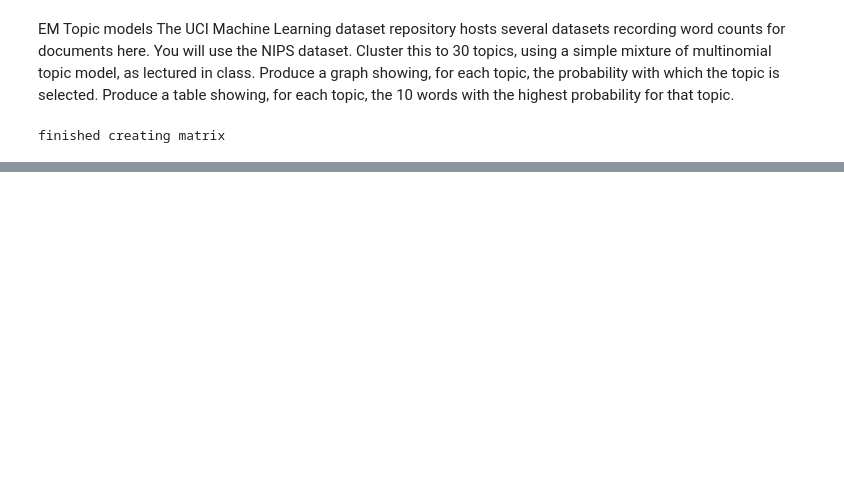
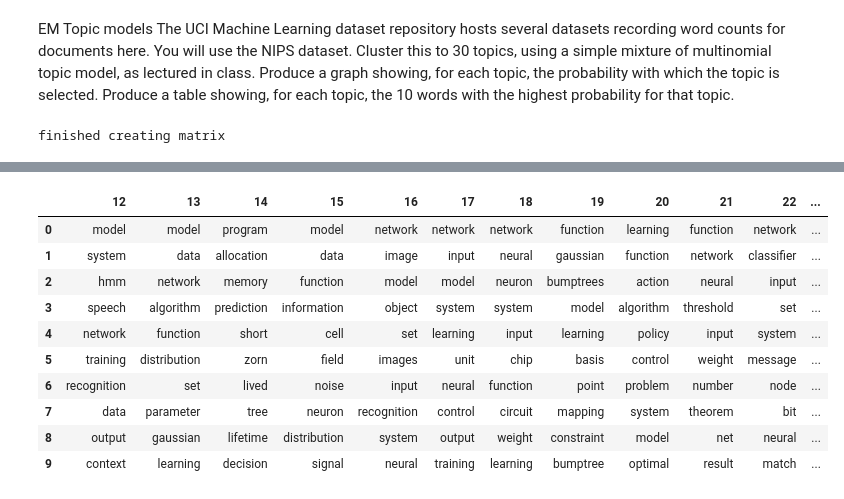
Before and after one commit to Salil999/applied_machine_learning, a Jupyter notebook: hw6/hw6_p1.ipynb, the cells around one changed output, grey strips where cells are left out. Saved outputs shown, nothing was run; the diff lists cells and outputs as text; code cells hidden in the pictures; blank space fills up the shorter version.

```diff
--- a/hw6/hw6_p1.ipynb
+++ b/hw6/hw6_p1.ipynb
@@ -186,0 +200,14 @@ print(np.array(top_words))
+# %%
+df[[x for x in range(12, 24)]]
+# %% [output]
+|  | 12 | 13 | 14 | 15 | 16 | 17 | 18 | 19 | 20 | 21 | 22 | ... |
+| 0 | model | model | program | model | network | network | network | function | learning | function | network | ... |
+| 1 | system | data | allocation | data | image | input | neural | gaussian | function | network | classifier | ... |
+| 2 | hmm | network | memory | function | model | model | neuron | bumptrees | action | neural | input | ... |
+| 3 | speech | algorithm | prediction | information | object | system | system | model | algorithm | threshold | set | ... |
+| 4 | network | function | short | cell | set | learning | input | learning | policy | input | system | ... |
+| 5 | training | distribution | zorn | field | images | unit | chip | basis | control | weight | message | ... |
+| 6 | recognition | set | lived | noise | input | neural | function | point | problem | number | node | ... |
+| 7 | data | parameter | tree | neuron | recognition | control | circuit | mapping | system | theorem | bit | ... |
+| 8 | output | gaussian | lifetime | distribution | system | output | weight | constraint | model | net | neural | ... |
+| 9 | context | learning | decision | signal | neural | training | learning | bumptree | optimal | result | match | ... |
```
Also changed, not shown: parts of 7 cells of this notebook.
